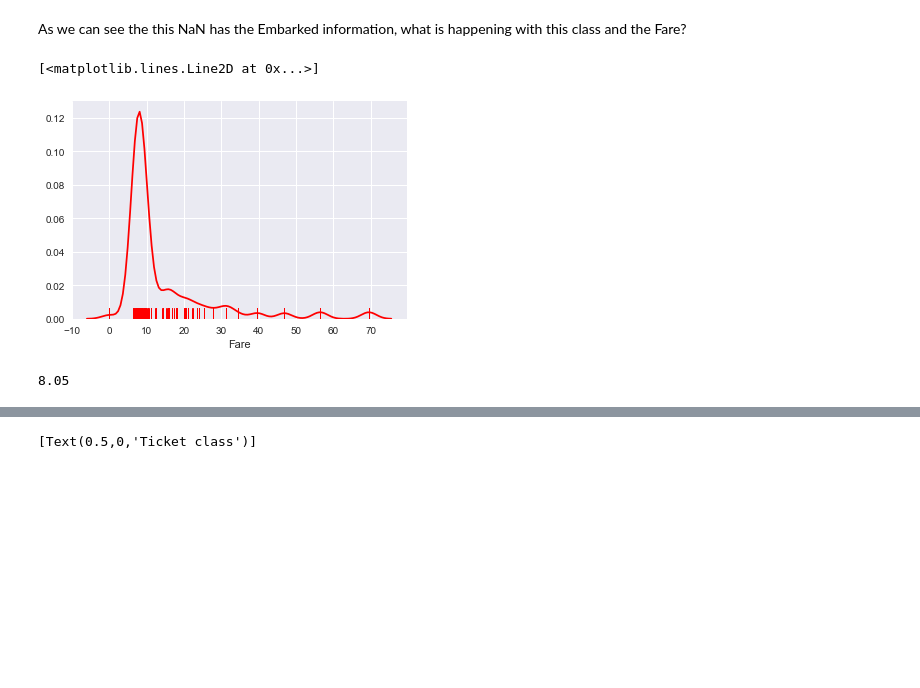
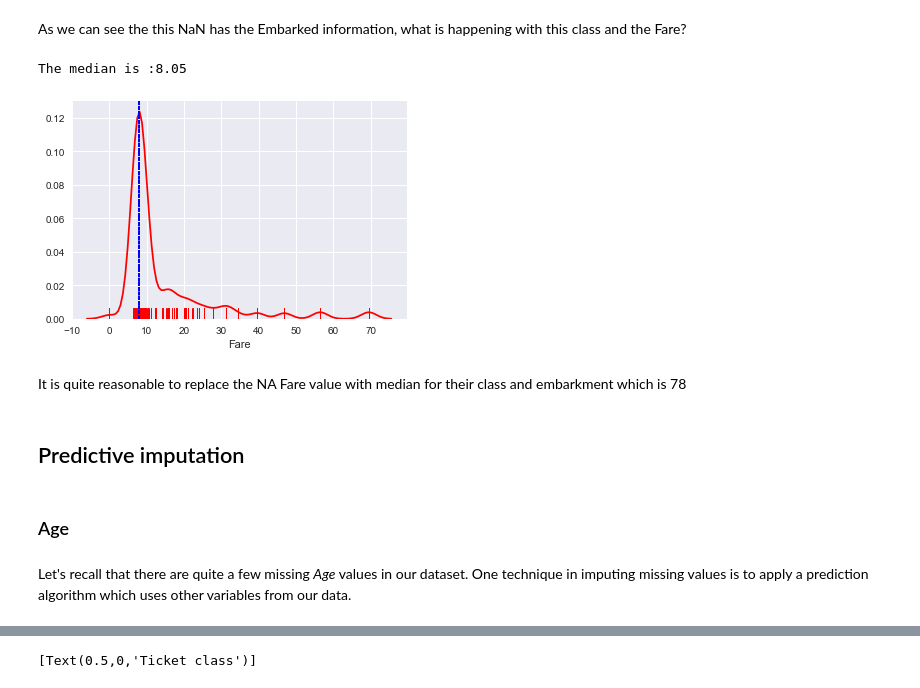
Before and after one commit to vinalyan/Data-Science, a Jupyter notebook: Challenges/kaggle/Titanic.ipynb, the cells around one changed output, grey strips where cells are left out. Saved outputs shown, nothing was run; the diff lists cells and outputs as text; code cells hidden in the pictures; blank space fills up the shorter version.

```diff
--- a/Challenges/kaggle/Titanic.ipynb
+++ b/Challenges/kaggle/Titanic.ipynb
@@ -225,6 +226,9 @@ pd.crosstab(data.Sex, title, rownames=['sex'], colnames=['title'])
 | sex |  |  |  |  |  |
 | female | 0 | 185 | 0 | 126 | 3 |
 | male | 40 | 0 | 515 | 0 | 22 |
+# %%
+serie = pd.Series(title)
+data = data.assign(Tittle=serie).copy()
 # %%
 surname_list = []
 for i in range(len(data)):
@@ -259,7 +263,7 @@ family_list = []
 for i in range(len(data)):
     family_list.append("_".join((data['surname'][i], str(data['Fsize'][i]))))
 serie = pd.Series(family_size)
-data = data.assign(Fsize=serie).copy()
+data = data.assign(Family=serie).copy()
 # %%
 data.info()
 # %% [output]
@@ -425,8 +427,8 @@ data2[(data2.Embarked == "C") & (data2.Pclass == 1)][:]["Fare"].median()
 78.2667
 # %% [markdown]
 The last anlysis allows us to understand that the median fare for a first class departing from Charbourg('C') coincides nicely with the $78 paid by our embarkment-deficient passengers.
-# %%
-data[data.Embarked.isnull()] = 'C'
+# %%
+data.iloc[[61,829],[11]] = 'C'
 # %% [markdown]
 ### Fare
 
@@ -460,11 +462,18 @@ data_test[data_test.Fare.isna()]
 As we can see the this NaN has the Embarked information, what is happening with this class and the Fare?
 # %%
 sns.distplot(data[(data.Embarked == "S") & (data.Pclass == 3)].Fare, hist= False, color = 'red', rug=True)
-plot.plot(data[(data.Embarked == "S") & (data.Pclass == 3)].Fare.median(), ':r')
+plot.plot(np.full((353,1), data[(data.Embarked == "S") & (data.Pclass == 3)].Fare.median()), data[(data.Embarked == "S") & (data.Pclass == 3)].Fare, ':b')
+print("The median is :" + str(data[(data.Embarked == "S") & (data.Pclass == 3)].Fare.median()))
 # %% [output]
-[<matplotlib.lines.Line2D at 0x...>]
+The median is :8.05
-[figure, old version]
+[figure, new version]
+# %% [markdown]
+It is quite reasonable to replace the NA Fare value with median for their class and embarkment which is 78
 # %%
-data[(data.Embarked == "S") & (data.Pclass == 3)].Fare.median()
+data_test.iloc[152, 8] = data[(data.Embarked == "S") & (data.Pclass == 3)].Fare.median()
-# %% [output]
-8.05
+# %% [markdown]
+## Predictive imputation
+# %% [markdown]
+### Age
+# %% [markdown]
+Let's recall that there are quite a few missing _Age_ values in our dataset. One technique in imputing missing values is to apply a prediction algorithm which uses other variables from our data.
```
Also changed, not shown: parts of 15 cells of this notebook.
